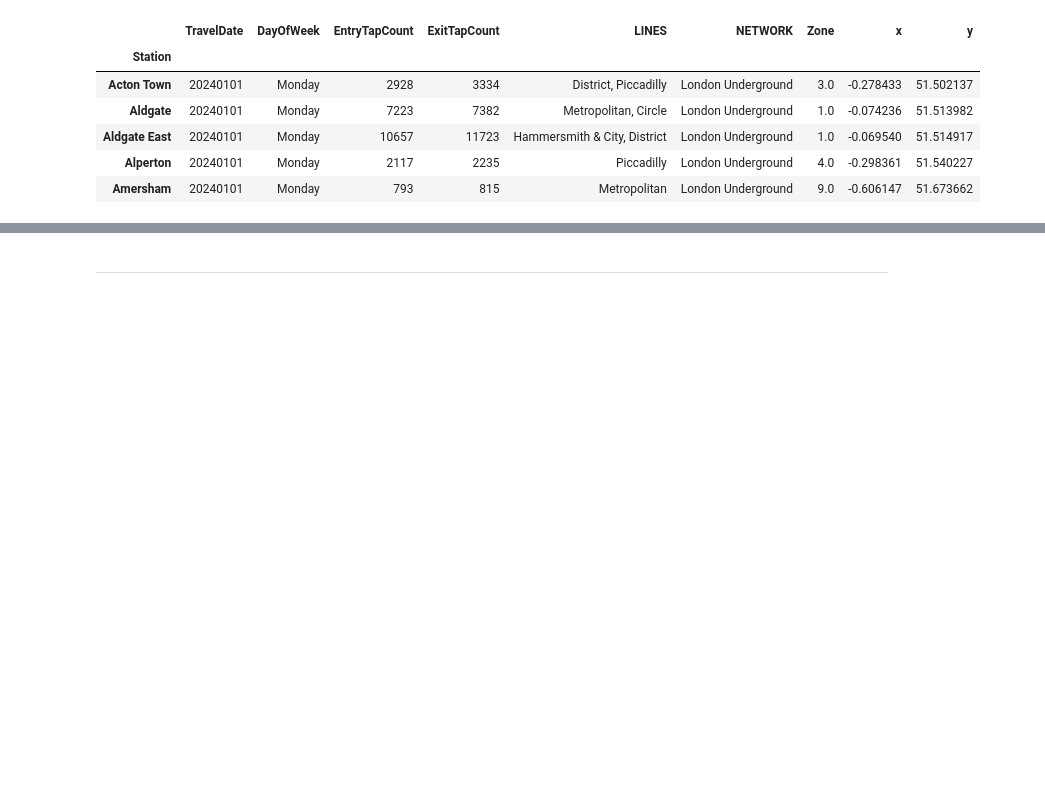
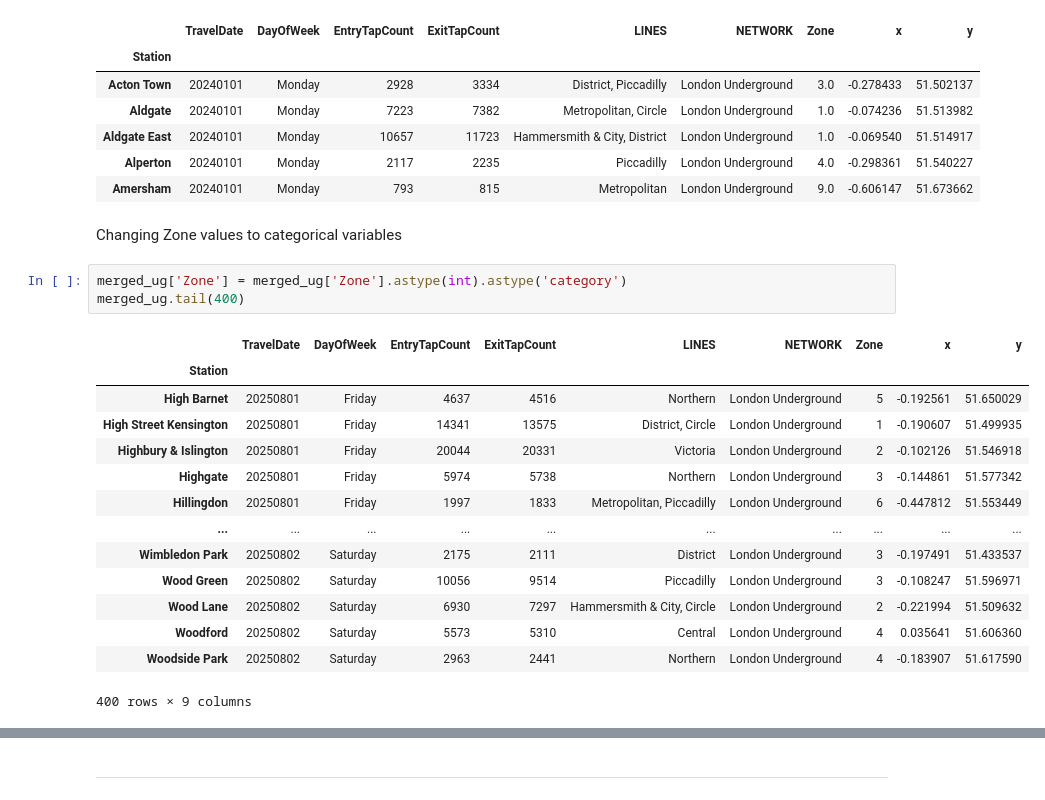
Before and after one commit to J-Bicheno/London-Underground-Analysis, a Jupyter notebook: jupyter_notebooks/ETL.ipynb, the cells around one changed output, grey strips where cells are left out. Drawn from its saved outputs; the diff is of its cells as text; blank space fills up the shorter version.

```diff
--- a/jupyter_notebooks/ETL.ipynb
+++ b/jupyter_notebooks/ETL.ipynb
@@ -197,3 +197,23 @@ merged_ug.head()
 | Aldgate East | 20240101 | Monday | 10657 | 11723 | Hammersmith & City, District | London Underground | 1.0 | -0.069540 | 51.514917 |
 | Alperton | 20240101 | Monday | 2117 | 2235 | Piccadilly | London Underground | 4.0 | -0.298361 | 51.540227 |
 | Amersham | 20240101 | Monday | 793 | 815 | Metropolitan | London Underground | 9.0 | -0.606147 | 51.673662 |
+# %% [markdown]
+Changing Zone values to categorical variables
+# %%
+merged_ug['Zone'] = merged_ug['Zone'].astype(int).astype('category')
+merged_ug.tail(400)
+# %% [output]
+|  | TravelDate | DayOfWeek | EntryTapCount | ExitTapCount | LINES | NETWORK | Zone | x | y |
+| Station |  |  |  |  |  |  |  |  |  |
+| High Barnet | 20250801 | Friday | 4637 | 4516 | Northern | London Underground | 5 | -0.192561 | 51.650029 |
+| High Street Kensington | 20250801 | Friday | 14341 | 13575 | District, Circle | London Underground | 1 | -0.190607 | 51.499935 |
+| Highbury & Islington | 20250801 | Friday | 20044 | 20331 | Victoria | London Underground | 2 | -0.102126 | 51.546918 |
+| Highgate | 20250801 | Friday | 5974 | 5738 | Northern | London Underground | 3 | -0.144861 | 51.577342 |
+| Hillingdon | 20250801 | Friday | 1997 | 1833 | Metropolitan, Piccadilly | London Underground | 6 | -0.447812 | 51.553449 |
+| ... | ... | ... | ... | ... | ... | ... | ... | ... | ... |
+| Wimbledon Park | 20250802 | Saturday | 2175 | 2111 | District | London Underground | 3 | -0.197491 | 51.433537 |
+| Wood Green | 20250802 | Saturday | 10056 | 9514 | Piccadilly | London Underground | 3 | -0.108247 | 51.596971 |
+| Wood Lane | 20250802 | Saturday | 6930 | 7297 | Hammersmith & City, Circle | London Underground | 2 | -0.221994 | 51.509632 |
+| Woodford | 20250802 | Saturday | 5573 | 5310 | Central | London Underground | 4 | 0.035641 | 51.606360 |
+| Woodside Park | 20250802 | Saturday | 2963 | 2441 | Northern | London Underground | 4 | -0.183907 | 51.617590 |
+400 rows × 9 columns
```
Also changed, not shown: parts of 6 cells of this notebook.
